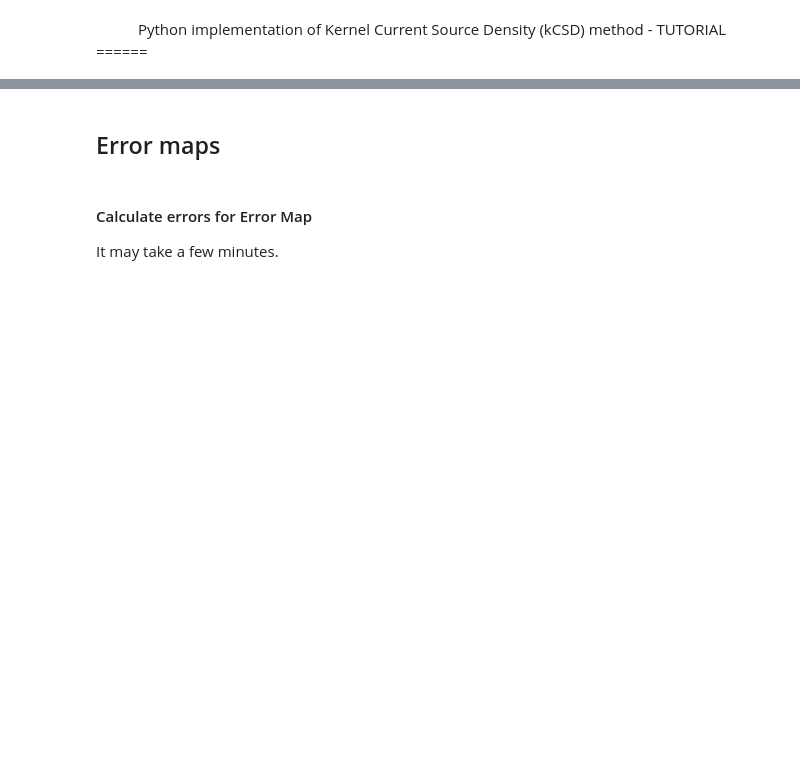
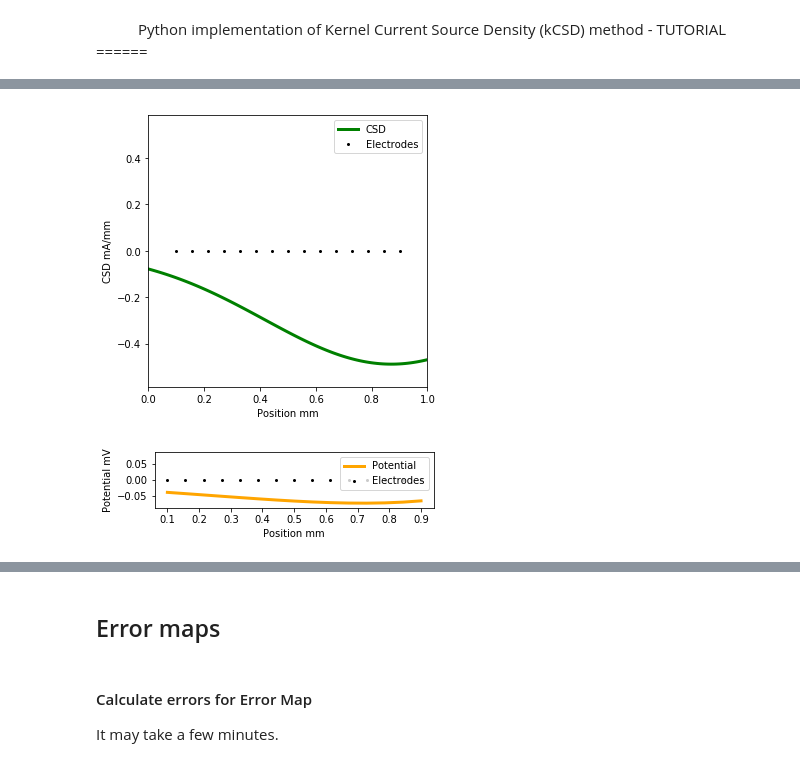
Before and after one commit to Neuroinflab/kCSD-python, a Jupyter notebook: tutorials/kcsd_tutorial.ipynb, the cells around one changed output, grey strips where cells are left out. Saved outputs shown, nothing was run; the diff lists cells and outputs as text; code cells hidden in the pictures; blank space fills up the shorter version.

```diff
--- a/tutorials/kcsd_tutorial.ipynb
+++ b/tutorials/kcsd_tutorial.ipynb
@@ -38,0 +38,12 @@ Number of electrodes: 10
+# %%
+ele_pos = val.generate_electrodes(total_ele=nr_ele_select.value, ele_lims=[0.1, 0.9])
+plots.show_csd(csd_at, true_csd, show_ele=ele_pos)
+# %% [output]
+[figure, added]
+# %%
+h = 0.25
+sigma = 0.3
+pots = val.calculate_potential(true_csd, csd_at, ele_pos, h, sigma)
+plots.show_pot(ele_pos, pots)
+# %% [output]
+[figure, added]
```
Also changed, not shown: parts of 13 cells of this notebook, 4 other files.
